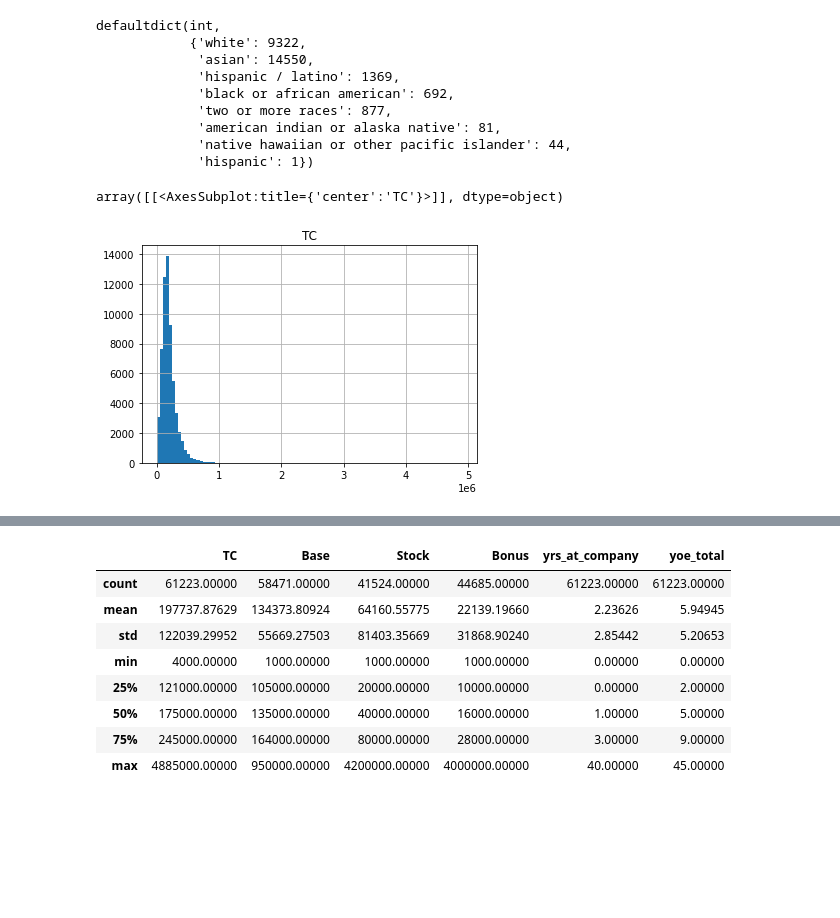
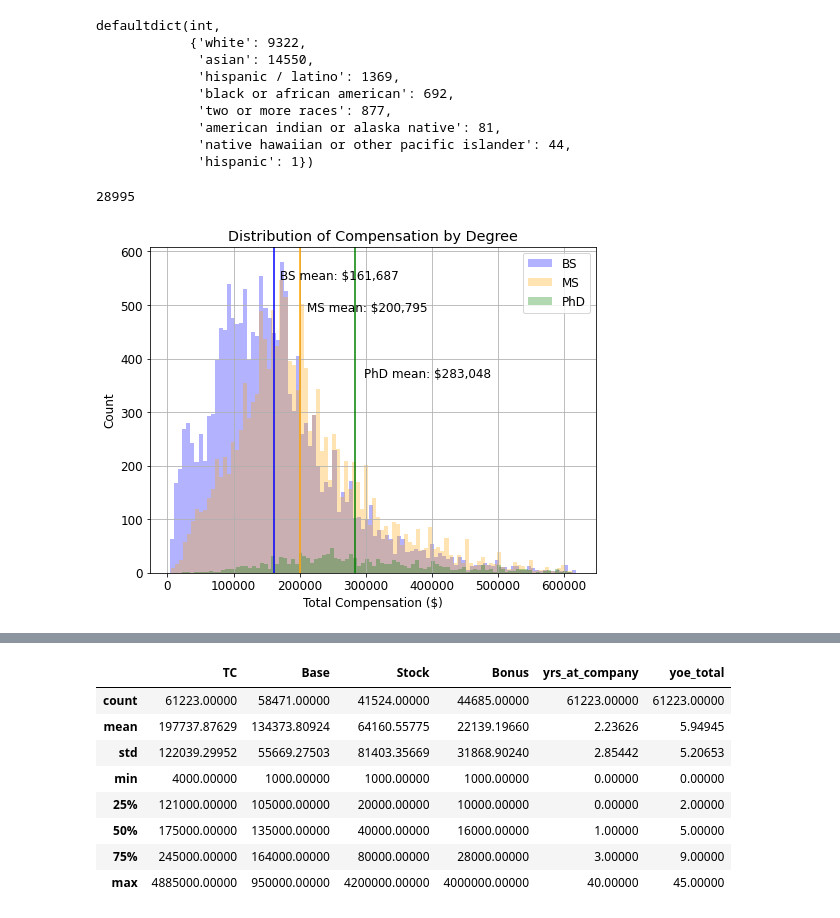
Before and after one commit to yu-lily/salary-analysis, a Jupyter notebook: levels.ipynb, the cells around one changed output, grey strips where cells are left out. Drawn from its saved outputs; the diff is of its cells as text; code cells hidden in the pictures; blank space fills up the shorter version.

Commit message:
create basic visualizations

```diff
--- a/levels.ipynb
+++ b/levels.ipynb
@@ -154,8 +155,30 @@ df['Stock'] = df['Stock'].apply(process_num)
 df['Bonus'] = df['Bonus'].apply(process_num)
 # %%
 df['TC'] = df['TC'].str.replace('$', '', regex=False).str.replace(',', '', regex=False).astype(float)
-# %%
-df.hist('TC', bins=100)
-# %% [output]
-array([[<AxesSubplot:title={'center':'TC'}>]], dtype=object)
-[figure, removed]
+# %%
+no_outliers = df[df['TC'] < df['TC'].quantile(q=0.99)]
+# %%
+df['degree'].isna().sum()
+# %% [output]
+28995
+# %%
+colors = ['blue', 'orange', '', 'green']
+names = ['BS', 'MS', '', 'PhD']
+plt.rcParams.update({'font.size': 12})
+
+plt.figure(figsize=(8, 6))
+for i, v in enumerate(no_outliers['degree'].unique()):
+    if not pd.isna(v):
+        group = no_outliers[no_outliers['degree'] == v]['TC']
+        group.hist(label=names[i], bins=100, alpha=0.3, color=colors[i])
+        plt.axvline(group.mean(), color=colors[i])
+        min_ylim, max_ylim = plt.ylim()
+        plt.text(group.mean()*1.05, max_ylim*(.9-(0.1*i)), f'{names[i]} mean: ${round(group.mean()):,}')
+
+plt.legend()
+plt.ylabel('Count')
+plt.xlabel('Total Compensation ($)')
+plt.title('Distribution of Compensation by Degree')
+plt.savefig('total_comp_by_degree.png')
+# %% [output]
+[figure, added]
```
Also changed, not shown: parts of 4 cells of this notebook, 1 other file.
